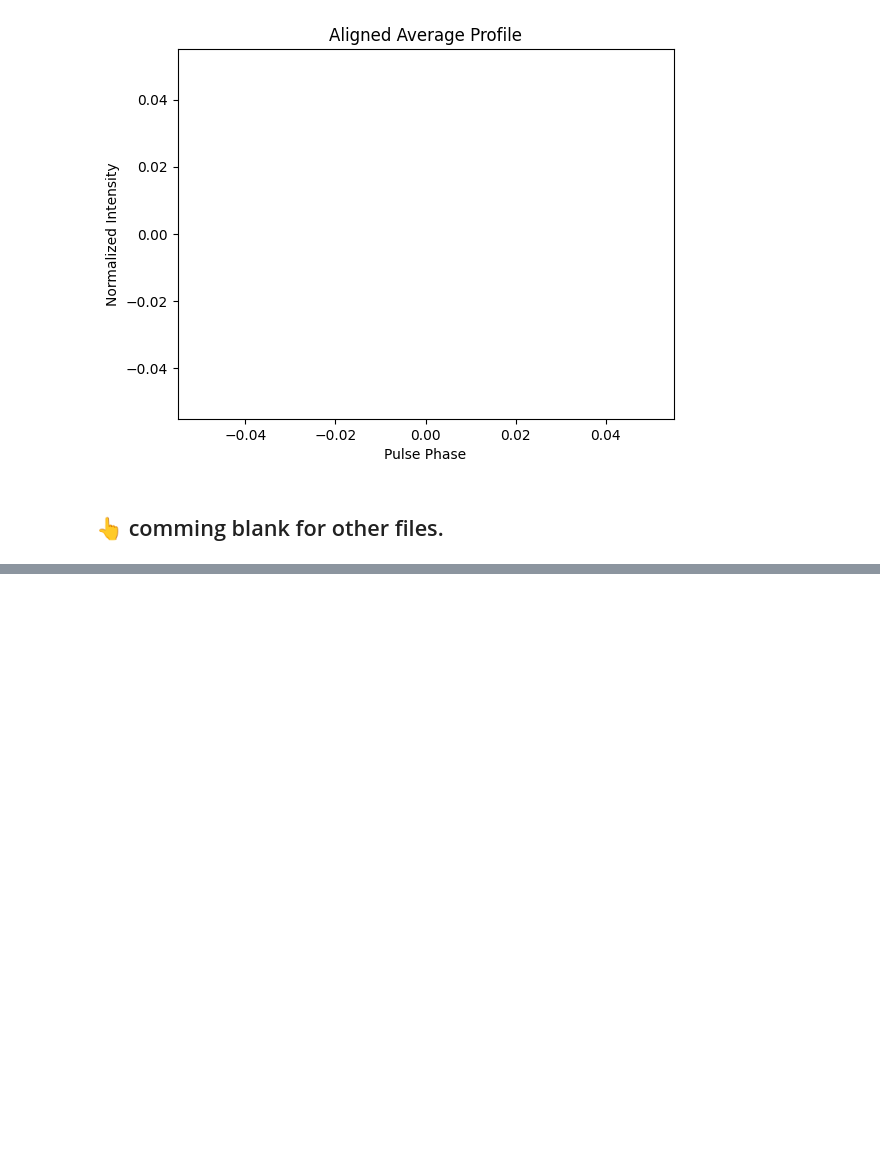
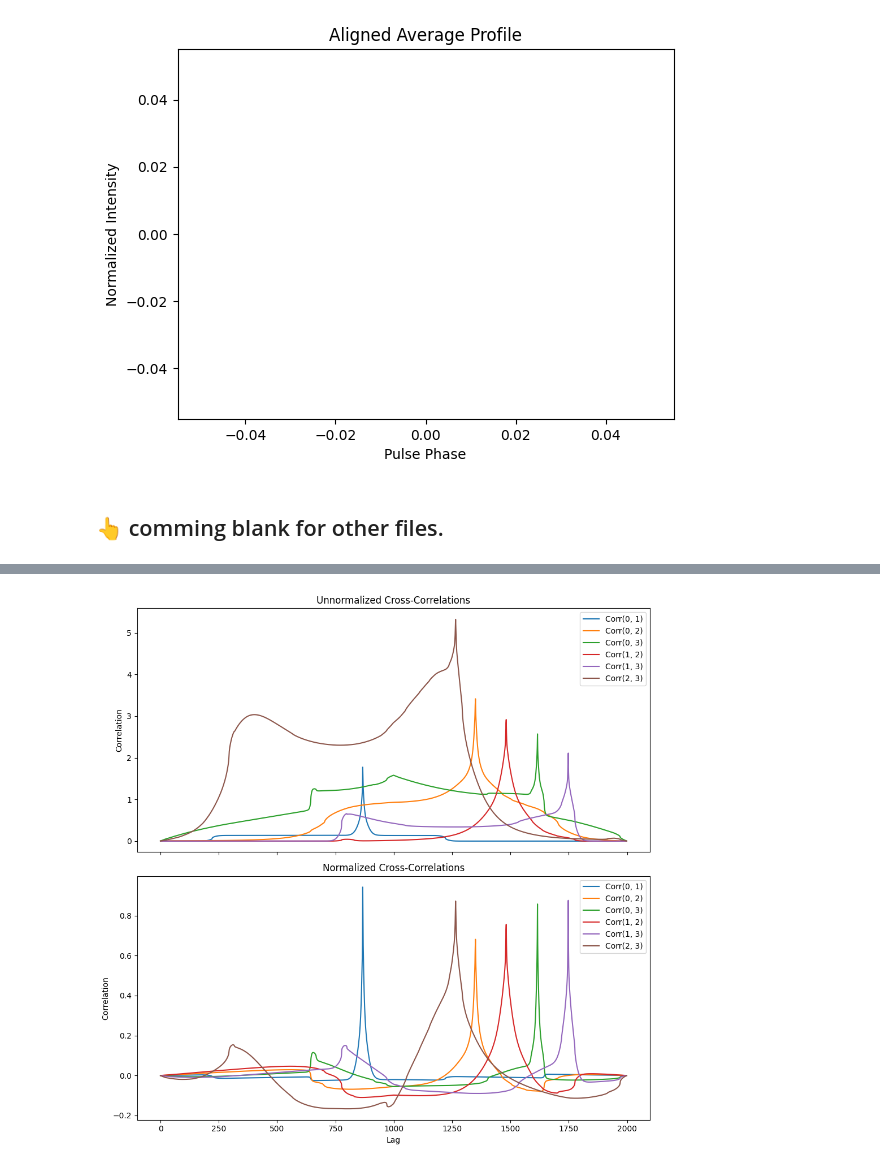
Before and after one commit to sonjaove/random-progs, a Jupyter notebook: corr.ipynb, the cells around one changed output, grey strips where cells are left out. Drawn from its saved outputs; the diff is of its cells as text; code cells hidden in the pictures; blank space fills up the shorter version.

```diff
--- a/corr.ipynb
+++ b/corr.ipynb
@@ -378,0 +492,4 @@ plt.show()
+# %%
+correlate_profiles(data)
+# %% [output]
+[figure, added]
```
Also changed, not shown: parts of 5 cells of this notebook.
